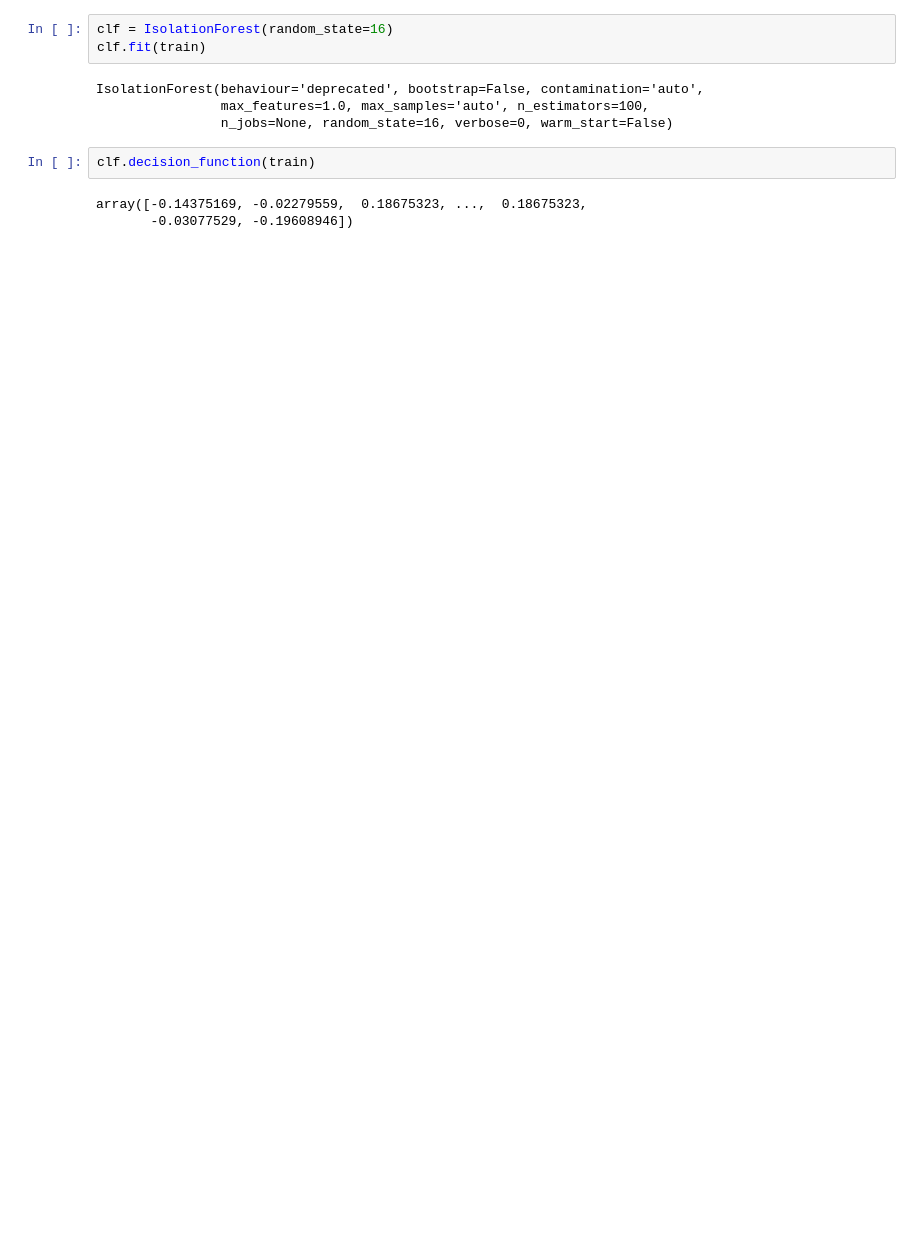
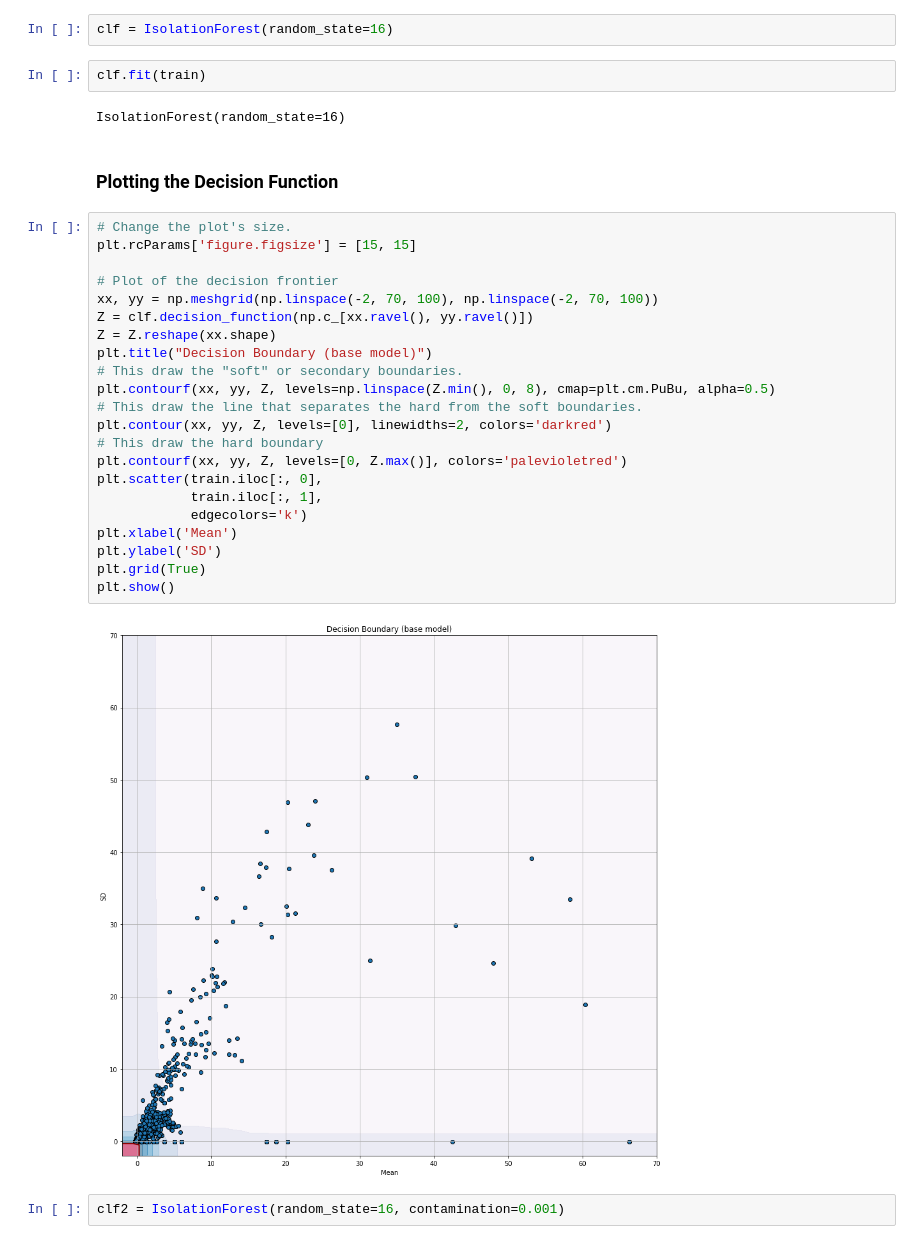
Before and after one commit to tara-jawahar/lp-data-platform, a Jupyter notebook: jupyter/train.ipynb, the cells around one changed output. Cells and saved outputs as stored; diff of their text form; blank space fills up the shorter version.

```diff
--- a/jupyter/train.ipynb
+++ b/jupyter/train.ipynb
@@ -8,12 +8,34 @@ train = pd.read_csv('train.csv')
 # %%
 clf = IsolationForest(random_state=16)
-clf.fit(train)
-# %% [output]
-IsolationForest(behaviour='deprecated', bootstrap=False, contamination='auto',
-                max_features=1.0, max_samples='auto', n_estimators=100,
-                n_jobs=None, random_state=16, verbose=0, warm_start=False)
 # %%
-clf.decision_function(train)
+clf.fit(train)
 # %% [output]
-array([-0.14375169, -0.02279559,  0.18675323, ...,  0.18675323,
-       -0.03077529, -0.19608946])
+IsolationForest(random_state=16)
+# %% [markdown]
+### Plotting the Decision Function
+# %%
+# Change the plot's size.
+plt.rcParams['figure.figsize'] = [15, 15]
+
+# Plot of the decision frontier
+xx, yy = np.meshgrid(np.linspace(-2, 70, 100), np.linspace(-2, 70, 100))
+Z = clf.decision_function(np.c_[xx.ravel(), yy.ravel()])
+Z = Z.reshape(xx.shape)
+plt.title("Decision Boundary (base model)")
+# This draw the "soft" or secondary boundaries.
+plt.contourf(xx, yy, Z, levels=np.linspace(Z.min(), 0, 8), cmap=plt.cm.PuBu, alpha=0.5)
+# This draw the line that separates the hard from the soft boundaries.
+plt.contour(xx, yy, Z, levels=[0], linewidths=2, colors='darkred')
+# This draw the hard boundary
+plt.contourf(xx, yy, Z, levels=[0, Z.max()], colors='palevioletred')
+plt.scatter(train.iloc[:, 0],
+            train.iloc[:, 1],
+            edgecolors='k')
+plt.xlabel('Mean')
+plt.ylabel('SD')
+plt.grid(True)
+plt.show()
+# %% [output]
+[figure, added]
+# %%
+clf2 = IsolationForest(random_state=16, contamination=0.001)
```
Also changed, not shown: parts of 8 cells of this notebook, 3 other files.
